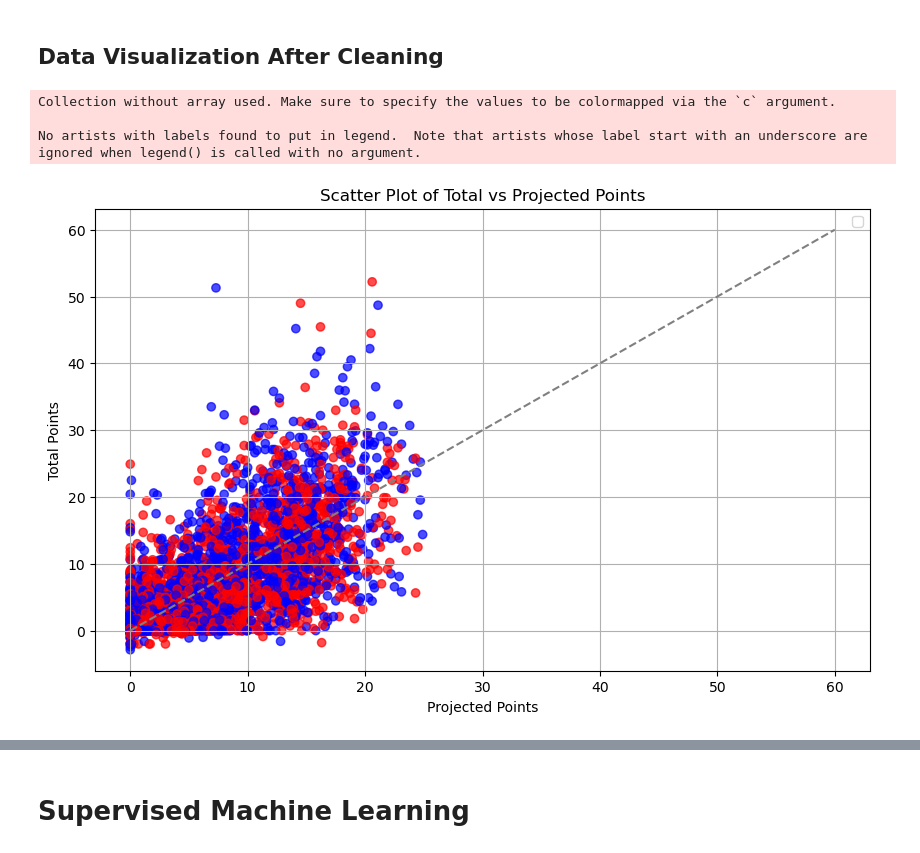
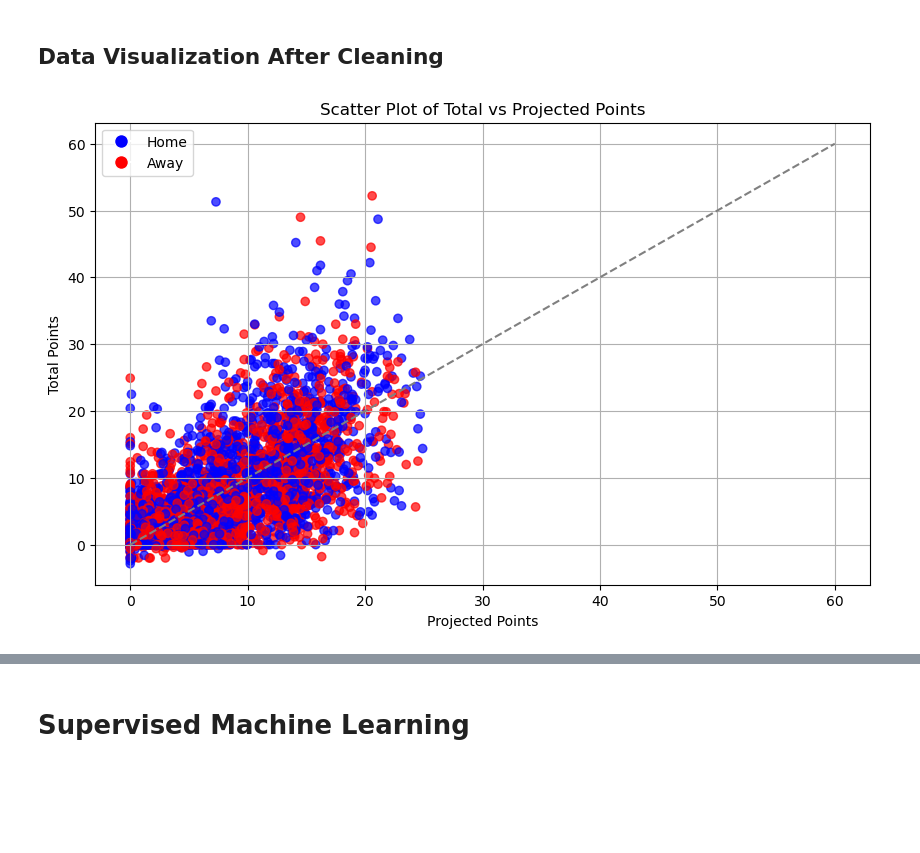
Before and after one commit to markmoujab/final-project-MEMT680, a Jupyter notebook: src/final_project/Finalproj.ipynb, the cells around one changed output, grey strips where cells are left out. Drawn from its saved outputs; the diff is of its cells as text; code cells hidden in the pictures; blank space fills up the shorter version.

```diff
--- a/src/final_project/Finalproj.ipynb
+++ b/src/final_project/Finalproj.ipynb
@@ -303,26 +409,28 @@ Number of columns after cleaning: 23
 # %%
 import pandas as pd
 import matplotlib.pyplot as plt
 
 # Load the cleaned dataset
 df = pd.read_csv('FantasyFootballWeekly_cleaned.csv')
 
 # Scatter plot with color-coded points
 plt.figure(figsize=(10, 6))
 scatter = plt.scatter(df['PROJ'], df['TOTAL'], c=df['LOC'].map({'Home': 'blue', 'Away': 'red'}), alpha=0.7)
 
 # Add diagonal line (x=y)
 plt.plot([0, 60], [0, 60], linestyle='--', color='gray')
 
 # Customize the plot
 plt.title('Scatter Plot of Total vs Projected Points')
 plt.xlabel('Projected Points')
 plt.ylabel('Total Points')
-plt.legend(handles=scatter.legend_elements()[0], labels=['Home', 'Away'])
+
+# Create a legend
+legend_labels = {'Home': 'blue', 'Away': 'red'}
+handles = [plt.Line2D([0], [0], marker='o', color='w', markerfacecolor=color, markersize=10) for color in legend_labels.values()]
+plt.legend(handles=handles, labels=legend_labels.keys())
+
 plt.grid(True)
 plt.show()
 # %% [output]
-Collection without array used. Make sure to specify the values to be colormapped via the `c` argument.
-
-No artists with labels found to put in legend.  Note that artists whose label start with an underscore are ignored when legend() is called with no argument.
-[figure, old version]
+[figure, new version]
```
Also changed, not shown: parts of 26 cells of this notebook.
